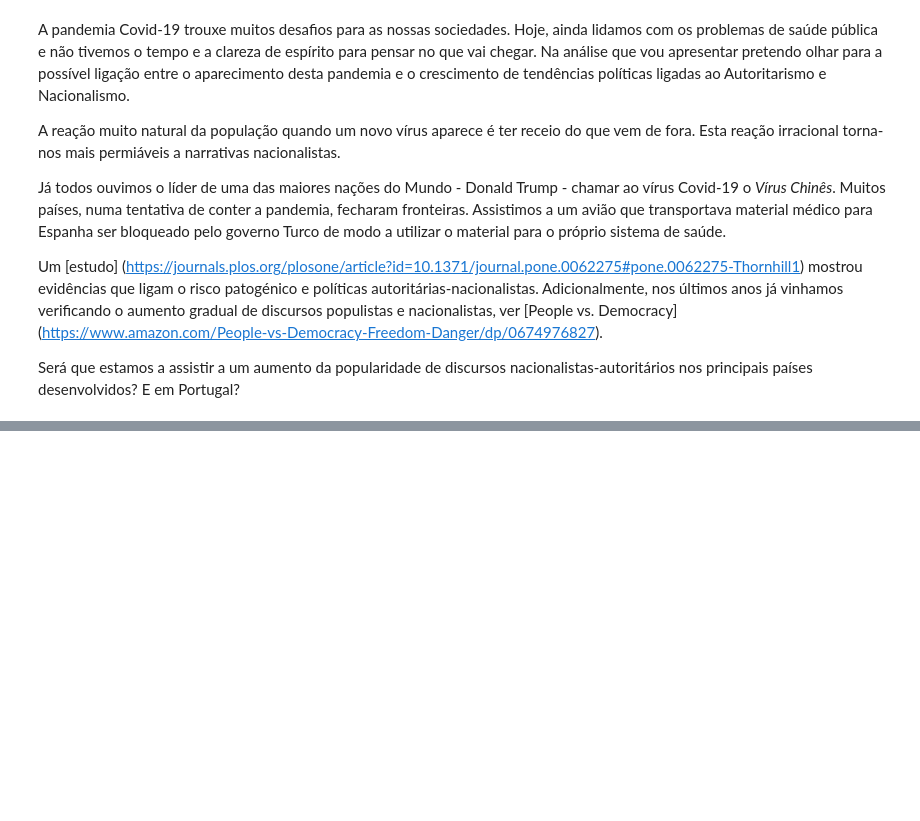
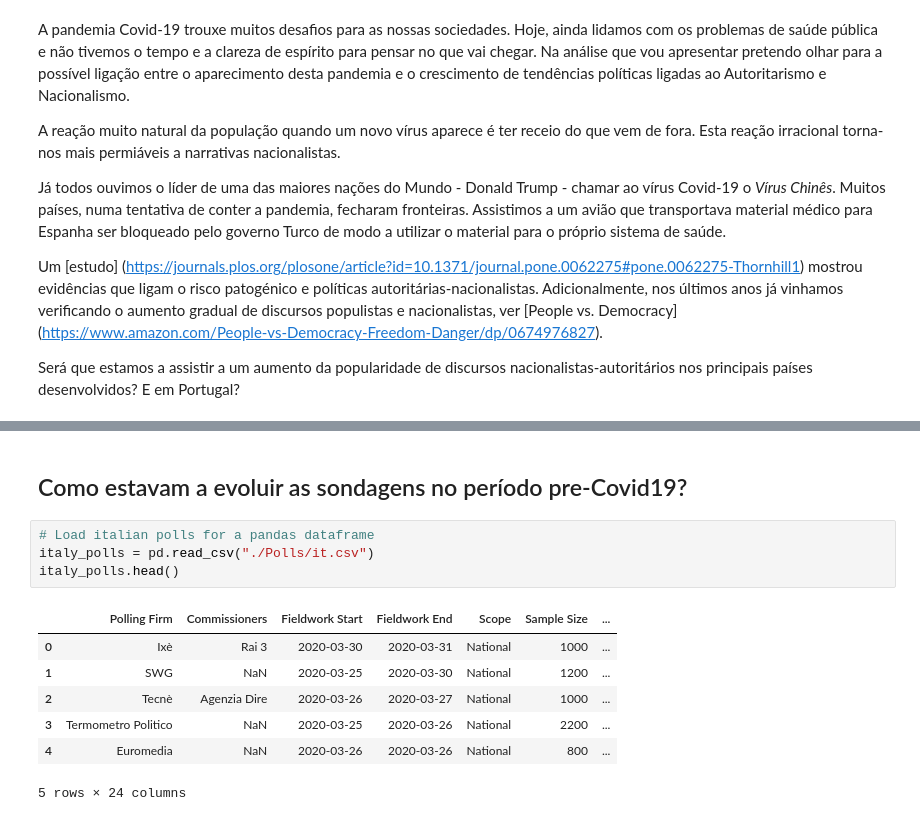
Before and after one commit to jofortunato/authr-covid, a Jupyter notebook: authoritarian_covid-19.ipynb, the cells around one changed output, grey strips where cells are left out. Saved outputs shown, nothing was run; the diff lists cells and outputs as text; blank space fills up the shorter version.

```diff
--- a/authoritarian_covid-19.ipynb
+++ b/authoritarian_covid-19.ipynb
@@ -13,0 +23,14 @@ Será que estamos a assistir a um aumento da popularidade de discursos nacionali
+# %% [markdown]
+## Como estavam a evoluir as sondagens no período pre-Covid19?
+# %%
+# Load italian polls for a pandas dataframe
+italy_polls = pd.read_csv("./Polls/it.csv")
+italy_polls.head()
+# %% [output]
+|  | Polling Firm | Commissioners | Fieldwork Start | Fieldwork End | Scope | Sample Size | ... |
+| 0 | Ixè | Rai 3 | 2020-03-30 | 2020-03-31 | National | 1000 | ... |
+| 1 | SWG | NaN | 2020-03-25 | 2020-03-30 | National | 1200 | ... |
+| 2 | Tecnè | Agenzia Dire | 2020-03-26 | 2020-03-27 | National | 1000 | ... |
+| 3 | Termometro Politico | NaN | 2020-03-25 | 2020-03-26 | National | 2200 | ... |
+| 4 | Euromedia | NaN | 2020-03-26 | 2020-03-26 | National | 800 | ... |
+5 rows × 24 columns
```
Also changed, not shown: parts of 14 cells of this notebook.
